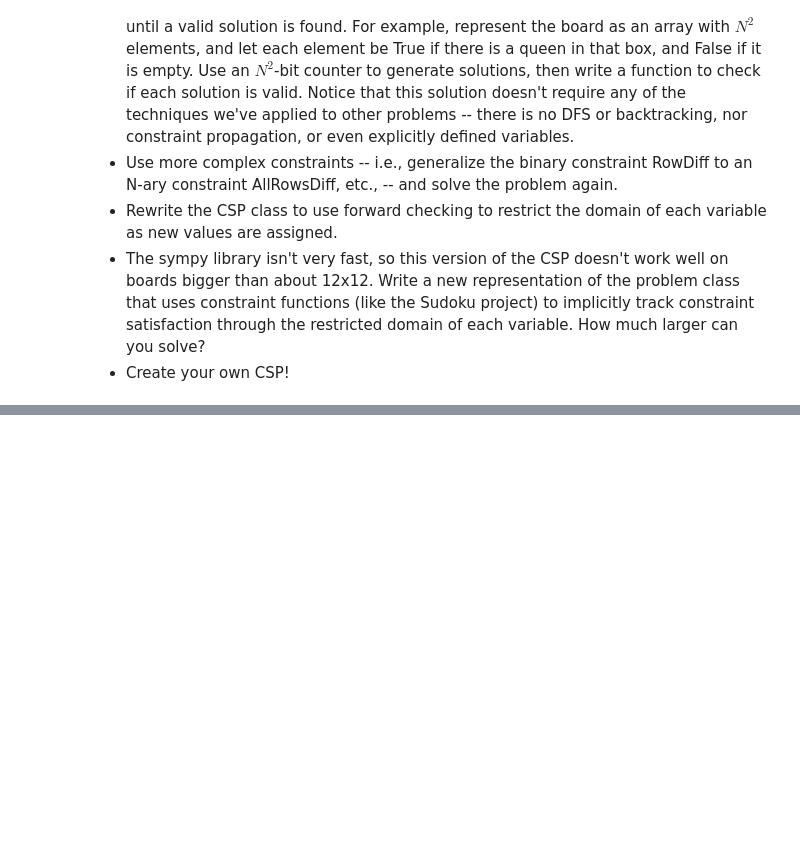
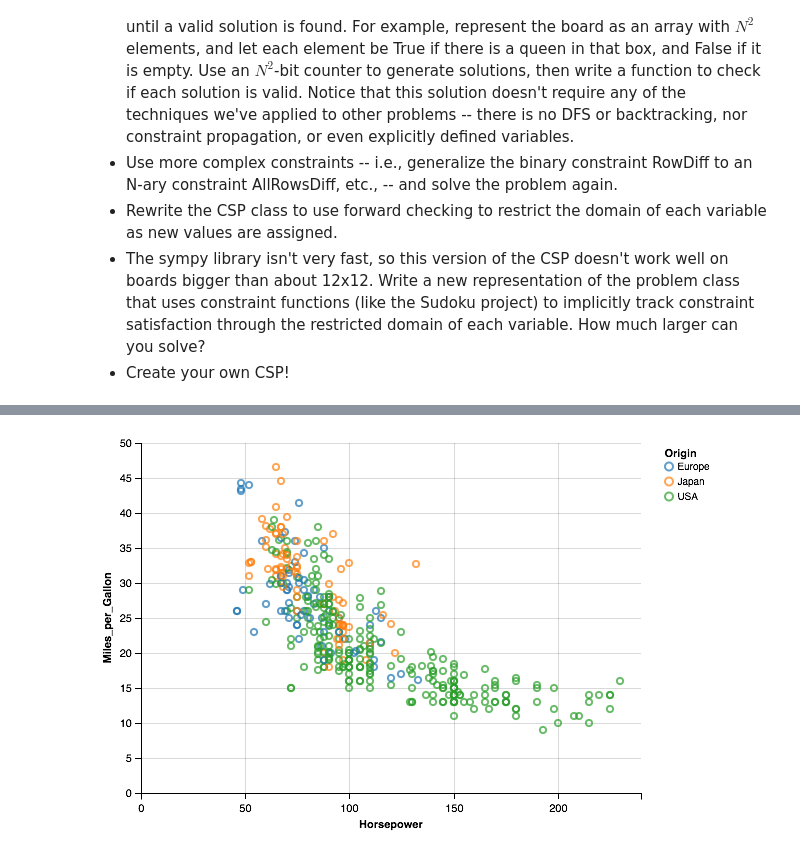
Before and after one commit to marianokamp/AIND-Constraint_Satisfaction, a Jupyter notebook: AIND-Constraint_Satisfaction.ipynb, the cells around one changed output, grey strips where cells are left out. Saved outputs shown, nothing was run; the diff lists cells and outputs as text; code cells hidden in the pictures; blank space fills up the shorter version.

```diff
--- a/AIND-Constraint_Satisfaction.ipynb
+++ b/AIND-Constraint_Satisfaction.ipynb
@@ -365,0 +409,10 @@ For each optional experiment, discuss the answers to these questions on the foru
+# %%
+from altair import Chart, load_dataset
+data = load_dataset('cars', url_only=True)
+
+Chart(data).mark_point().encode(
+    x='Horsepower:Q',
+    y='Miles_per_Gallon:Q',
+    color='Origin:N',
+)
+# %% [output]
@@ -365,0 +420 @@ For each optional experiment, discuss the answers to these questions on the foru
+[figure, added]
```
Also changed, not shown: parts of 6 cells of this notebook.
